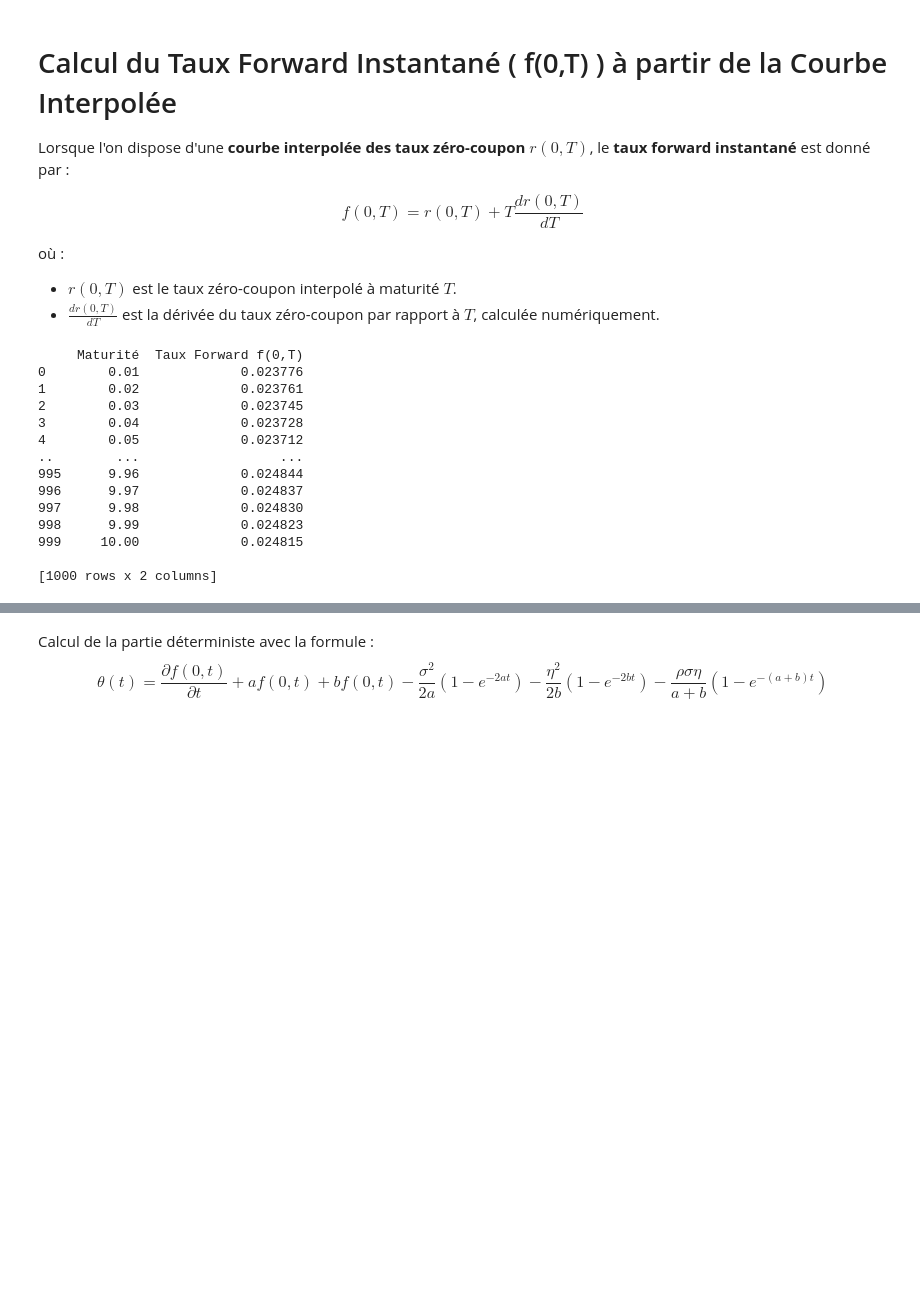
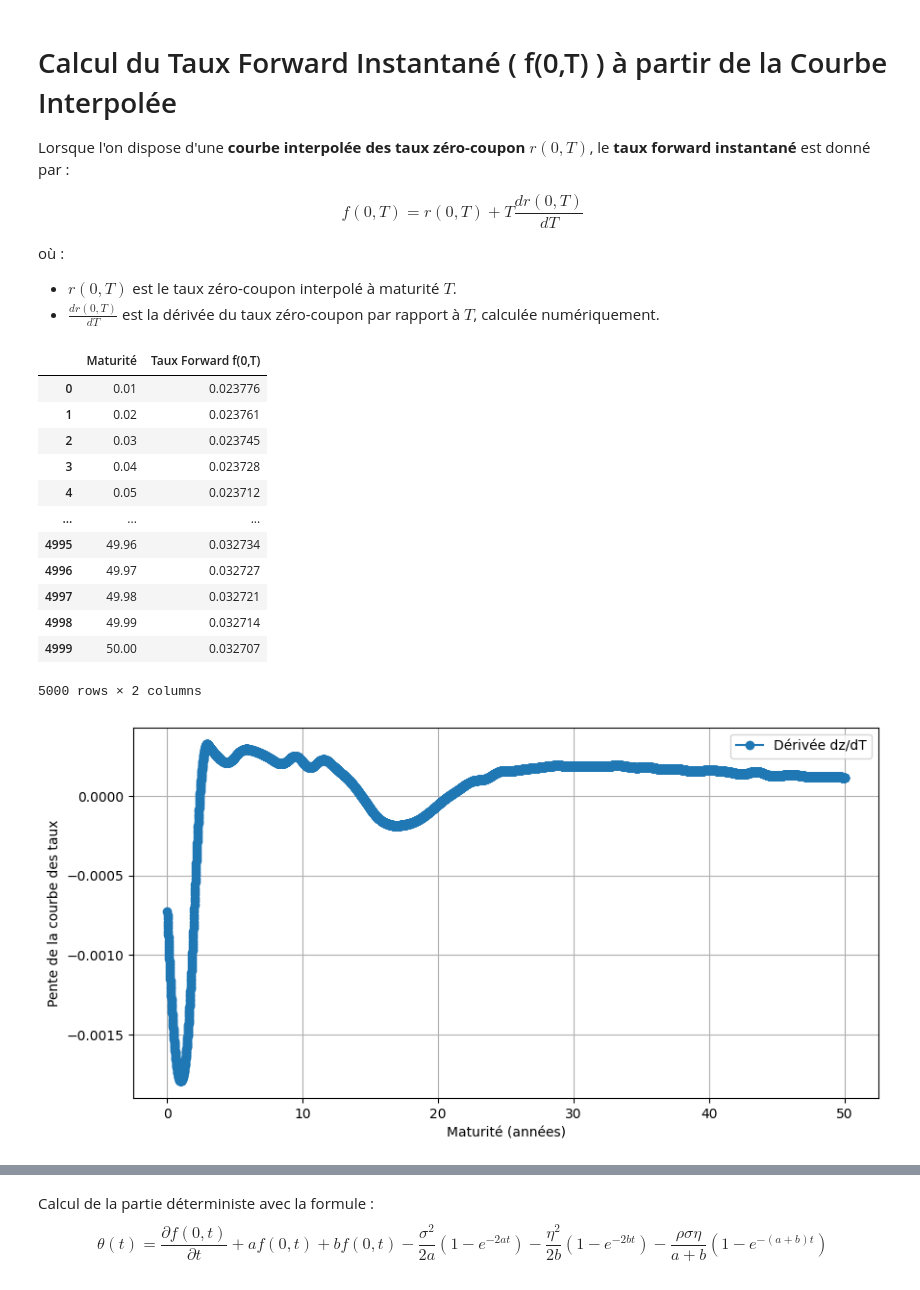
Before and after one commit to massine-djn/StatApp_GSE, a Jupyter notebook: main.ipynb, the cells around one changed output, grey strips where cells are left out. Saved outputs shown, nothing was run; the diff lists cells and outputs as text; code cells hidden in the pictures; blank space fills up the shorter version.

```diff
--- a/main.ipynb
+++ b/main.ipynb
@@ -276,24 +275,36 @@ def calculate_forward_rates(maturities, zero_coupon_rates, dr_dt_values):
 dr_dt = interpolateur_zero_coupon.derivative()
 dr_dt_values = dr_dt(t_grid[1:])
 zero_coupon_rates_interpol = interpolateur_zero_coupon(t_grid[1:])
+
 # Calcul des taux forward pour les maturités données
 forward_rates = calculate_forward_rates(t_grid[1:], zero_coupon_rates_interpol, dr_dt_values)
 
 # Affichage des résultats
 df_forward_rates = pd.DataFrame({'Maturité': t_grid[1:], 'Taux Forward f(0,T)': forward_rates})
-print(df_forward_rates)
+
+
+df_forward_rates
 # %% [output]
+|  | Maturité | Taux Forward f(0,T) |
+| 0 | 0.01 | 0.023776 |
+| 1 | 0.02 | 0.023761 |
+| 2 | 0.03 | 0.023745 |
+| 3 | 0.04 | 0.023728 |
+| 4 | 0.05 | 0.023712 |
+| ... | ... | ... |
+| 4995 | 49.96 | 0.032734 |
+| 4996 | 49.97 | 0.032727 |
+| 4997 | 49.98 | 0.032721 |
+| 4998 | 49.99 | 0.032714 |
+| 4999 | 50.00 | 0.032707 |
-     Maturité  Taux Forward f(0,T)
-0        0.01             0.023776
-1        0.02             0.023761
-2        0.03             0.023745
-3        0.04             0.023728
-4        0.05             0.023712
-..        ...                  ...
-995      9.96             0.024844
-996      9.97             0.024837
-997      9.98             0.024830
-998      9.99             0.024823
-999     10.00             0.024815
-
-[1000 rows x 2 columns]
+5000 rows × 2 columns
+# %%
+plt.figure(figsize=(10,5))
+plt.plot(t_grid[1:], dr_dt_values, marker="o", label="Dérivée dz/dT")
+plt.xlabel("Maturité (années)")
+plt.ylabel("Pente de la courbe des taux")
+plt.legend()
+plt.grid()
+plt.show()
+# %% [output]
+[figure, added]
```
Also changed, not shown: parts of 18 cells of this notebook.
